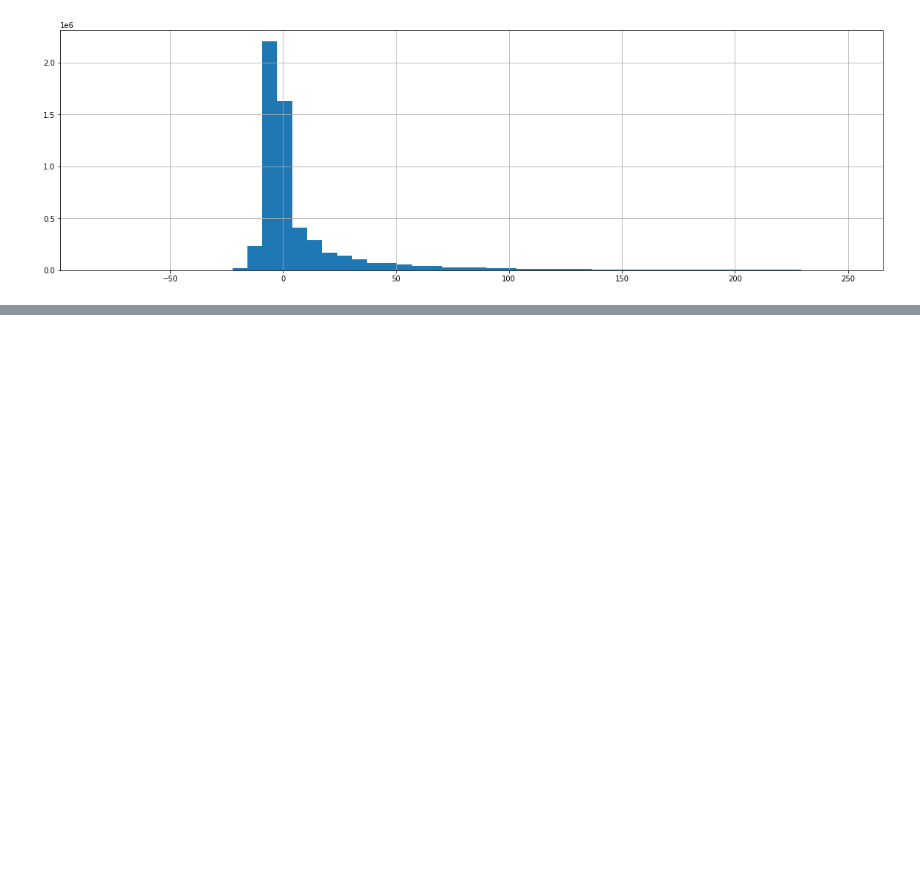
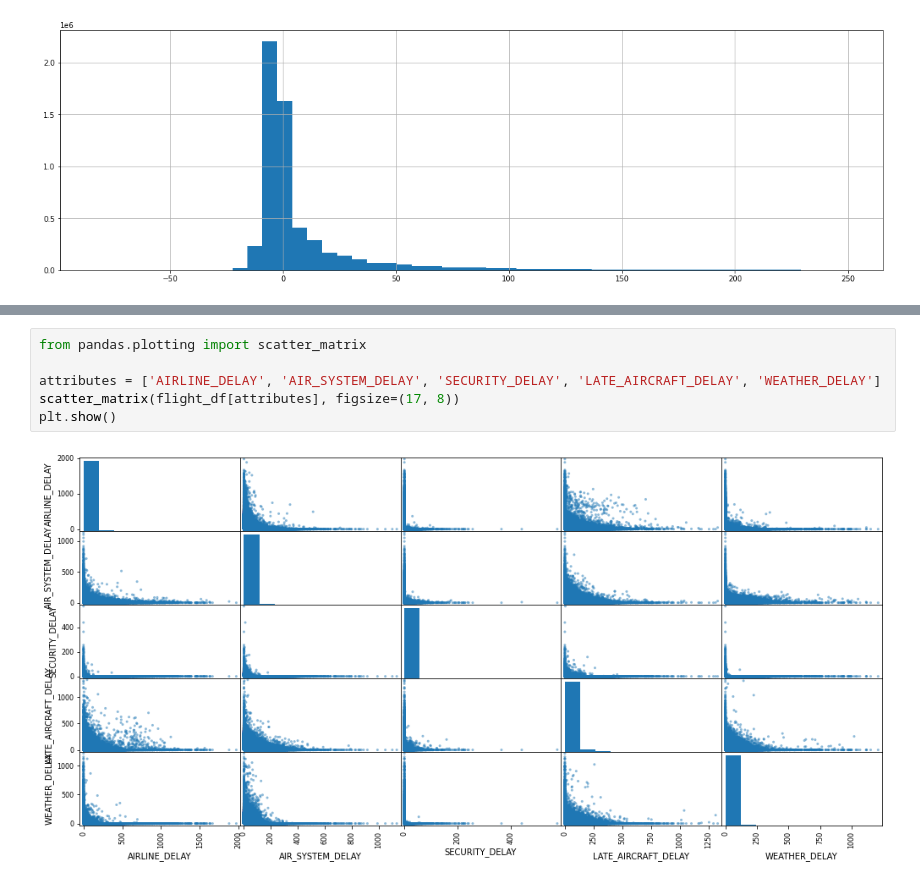
Before and after one commit to i0nathan/unaqds, a Jupyter notebook: flight_delay_prediction.ipynb, the cells around one changed output, grey strips where cells are left out. Drawn from its saved outputs; the diff is of its cells as text; blank space fills up the shorter version.

```diff
--- a/flight_delay_prediction.ipynb
+++ b/flight_delay_prediction.ipynb
@@ -328,0 +386,8 @@ plt.show()
+# %%
+from pandas.plotting import scatter_matrix
+
+attributes = ['AIRLINE_DELAY', 'AIR_SYSTEM_DELAY', 'SECURITY_DELAY', 'LATE_AIRCRAFT_DELAY', 'WEATHER_DELAY']
+scatter_matrix(flight_df[attributes], figsize=(17, 8))
+plt.show()
+# %% [output]
+[figure, added]
```
Also changed, not shown: parts of 10 cells of this notebook.
